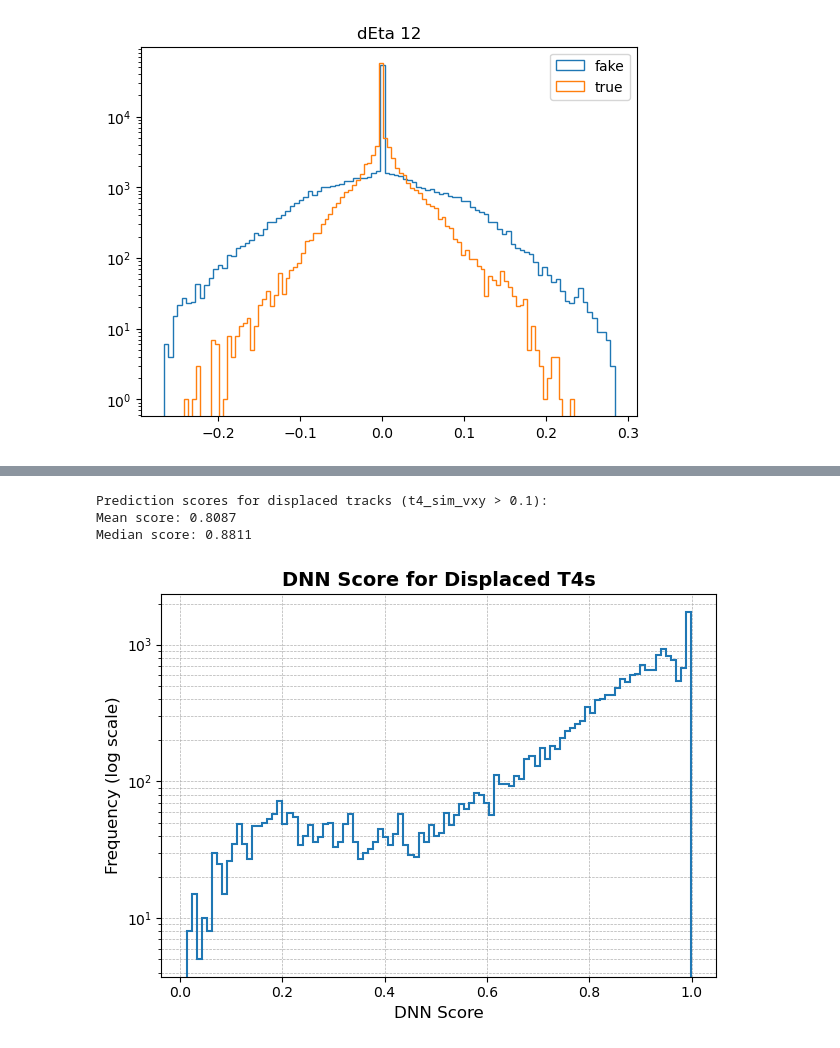
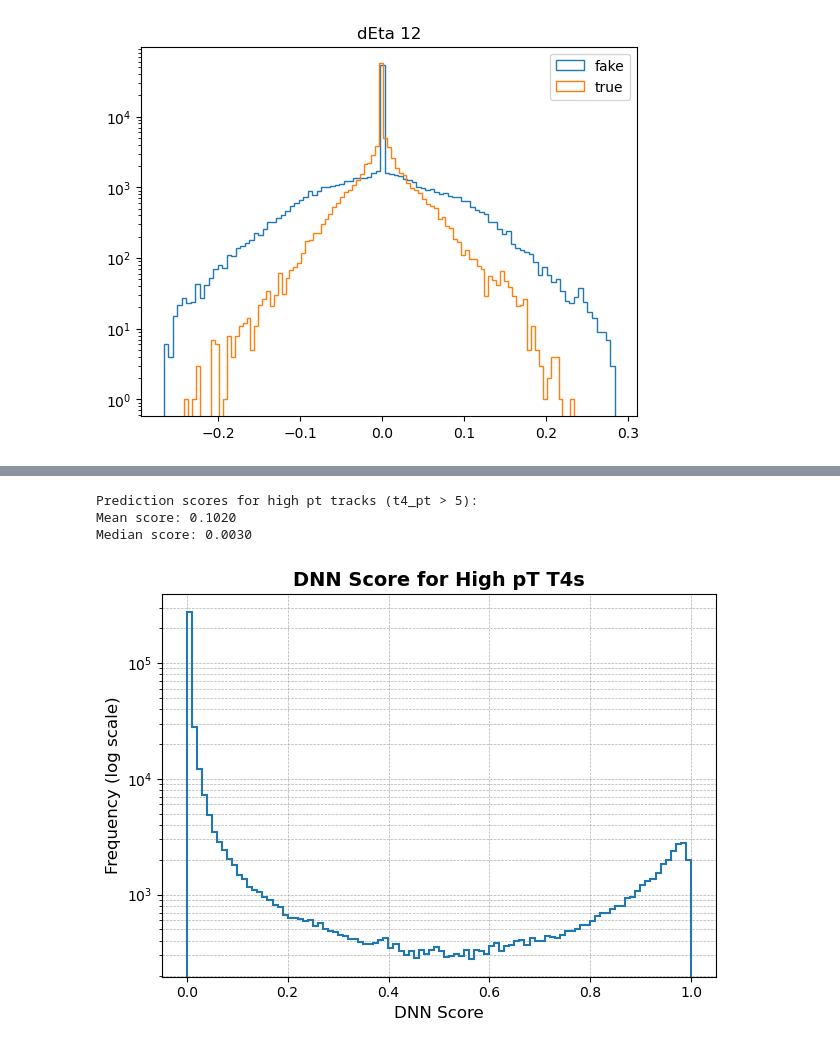
Before and after one commit to SegmentLinking/cmssw, a Jupyter notebook: RecoTracker/LSTCore/standalone/analysis/DNN/train_T4_DNN.ipynb, the cells around one changed output, grey strips where cells are left out. Saved outputs shown, nothing was run; the diff lists cells and outputs as text; code cells hidden in the pictures.

```diff
--- a/RecoTracker/LSTCore/standalone/analysis/DNN/train_T4_DNN.ipynb
+++ b/RecoTracker/LSTCore/standalone/analysis/DNN/train_T4_DNN.ipynb
@@ -608,4 +633,6 @@ Median score: 0.0984
 # %%
+labels_tensor = 1 - torch.tensor(t4_isFake_filtered, dtype=torch.float32)
+nan_mask = torch.isnan(input_features_tensor).any(dim=1) | torch.isnan(labels_tensor)
 fake_mask = np.concatenate(branches['t4_isFake'])[~nan_mask] == 1
 perfect_mask = (np.concatenate(branches['t4_isFake'])[~nan_mask] == 0)* (np.concatenate(branches['t4_pMatched']) > 0.95)
 plt.hist(probabilities[fake_mask], bins=100, histtype='step', linewidth=1.5, label='<75% match')  # Outline only, no fill
@@ -619,4 +646,5 @@ plt.legend()
 plt.grid(visible=True, which='both', linestyle='--', linewidth=0.5)
 plt.tight_layout()
 plt.show()
+#with chi2
 # %% [output]
@@ -704,0 +733,3 @@ ALPAKA_STATIC_ACC_MEM_GLOBAL const float bias_layer2[32] = {
+# %%
+model = MyNeuralNetwork().to(device)
+model.load_state_dict(torch.load("model_weightedPt_displaced.pth", map_location=torch.device('cpu')))
@@ -705,6 +738,8 @@ ALPAKA_STATIC_ACC_MEM_GLOBAL const float bias_layer2[32] = {
 # %%
 # Ensure input_features_tensor is moved to the appropriate device
 input_features_tensor = input_features_tensor.to(device)
+filtered_inputs = input_features_tensor[~nan_mask]
+filtered_labels = labels_tensor[~nan_mask]
 
 # Make predictions
 with torch.no_grad():
@@ -712,4 +747,14 @@ with torch.no_grad():
     outputs = model(input_features_tensor)
     predictions = outputs.squeeze().cpu().numpy()
 
-full_tracks = (np.concatenate(branches['t4_isFake']) == 0) * (np.concatenate(branches['t4_pMatched']) > 0.95)
+full_tracks = (np.concatenate(branches['t4_isFake'])[np.all(mask, axis=1)] == 0) * (np.concatenate(branches['t4_pMatched'])[np.all(mask, axis=1)] > 0.95)
+# %%
+def model_outputs(features, model):
+    model.eval()  # Set the model to evaluation mode
+    with torch.no_grad():
+        inputs = torch.tensor(features, dtype=torch.float32).to(device)
+        outputs = model(inputs).squeeze().cpu().numpy()
+    return outputs
+
+# Calculate model outputs
+probabilities = model_outputs(filtered_inputs, model)
@@ -872,30 +933,29 @@ pt: 5 to inf
 # %%
-# Get model predictions
 probabilities = model_outputs(filtered_inputs, model)
 
 # Get displaced track mask
-displaced_mask = np.concatenate(branches['t4_sim_vxy'])[~nan_mask] > 0.1
+highPt_mask = np.concatenate(branches['t4_pt'])[~nan_mask] > 5
 
 # Calculate statistics for displaced tracks
-displaced_predictions = probabilities[displaced_mask]
-mean_score = np.mean(displaced_predictions)
-median_score = np.median(displaced_predictions)
+highpt_predictions = probabilities[highPt_mask]
+mean_score = np.mean(highpt_predictions)
+median_score = np.median(highpt_predictions)
 
-print(f"Prediction scores for displaced tracks (t4_sim_vxy > 0.1):")
+print(f"Prediction scores for high pt tracks (t4_pt > 5):")
 print(f"Mean score: {mean_score:.4f}")
 print(f"Median score: {median_score:.4f}")
 
-plt.hist(displaced_predictions, bins=100, histtype='step', linewidth=1.5)  # Outline only, no fill
+plt.hist(highpt_predictions, bins=100, histtype='step', linewidth=1.5)  # Outline only, no fill
 plt.yscale('log')
 plt.xlabel("DNN Score", fontsize=12)
 plt.ylabel("Frequency (log scale)", fontsize=12)
-plt.title("DNN Score for Displaced T4s", fontsize=14, weight='bold')
+plt.title("DNN Score for High pT T4s", fontsize=14, weight='bold')
 
 plt.grid(visible=True, which='both', linestyle='--', linewidth=0.5)
 plt.tight_layout()
 plt.show()
 # %% [output]
-Prediction scores for displaced tracks (t4_sim_vxy > 0.1):
-Mean score: 0.8087
-Median score: 0.8811
+Prediction scores for high pt tracks (t4_pt > 5):
+Mean score: 0.1020
+Median score: 0.0030
-[figure, old version]
+[figure, new version]
```
Also changed, not shown: parts of 28 cells of this notebook, 3 other files.
